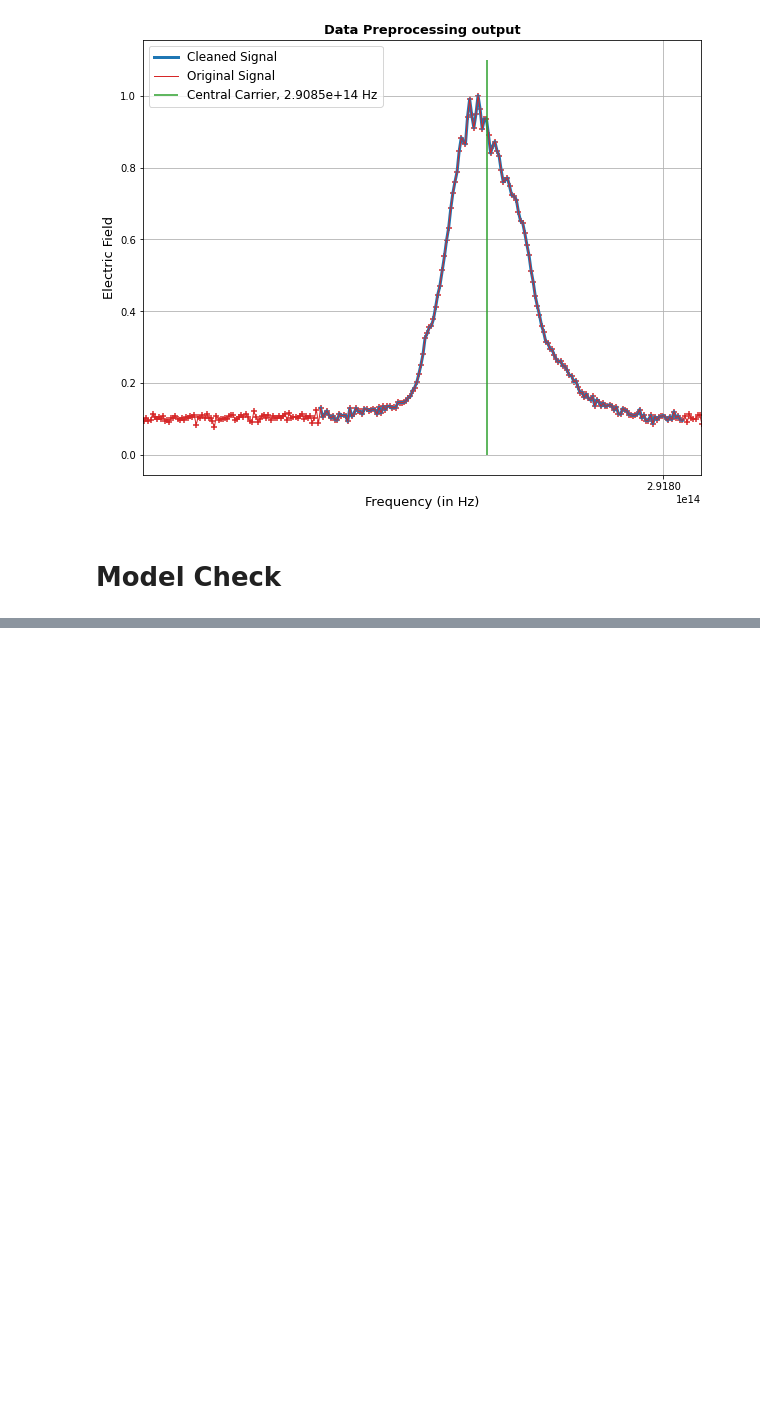
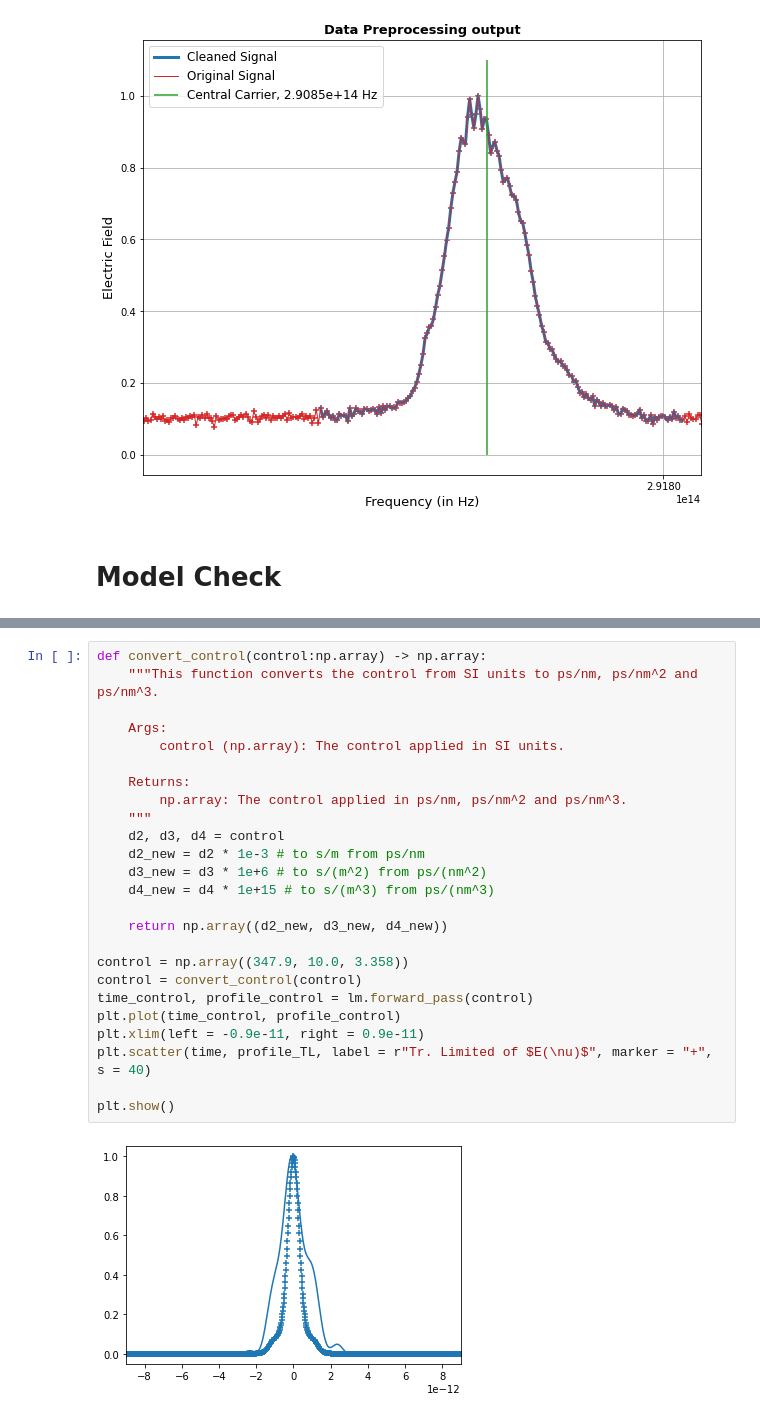
Before and after one commit to fracapuano/TempoRL, a Jupyter notebook: notebooks/SemiPhysicalModel_v1.ipynb, the cells around one changed output, grey strips where cells are left out. Saved outputs shown, nothing was run; the diff lists cells and outputs as text; blank space fills up the shorter version.

Commit message:
further development - functionalities added to LaserModel - bayesian optimisation implementation - explanatory notebook done

```diff
--- a/notebooks/SemiPhysicalModel_v1.ipynb
+++ b/notebooks/SemiPhysicalModel_v1.ipynb
@@ -253,0 +257,27 @@ plt.show()
+# %%
+def convert_control(control:np.array) -> np.array:
+    """This function converts the control from SI units to ps/nm, ps/nm^2 and ps/nm^3.
+
+    Args:
+        control (np.array): The control applied in SI units.
+
+    Returns:
+        np.array: The control applied in ps/nm, ps/nm^2 and ps/nm^3.
+    """
+    d2, d3, d4 = control
+    d2_new = d2 * 1e-3 # to s/m from ps/nm
+    d3_new = d3 * 1e+6 # to s/(m^2) from ps/(nm^2)
+    d4_new = d4 * 1e+15 # to s/(m^3) from ps/(nm^3)
+
+    return np.array((d2_new, d3_new, d4_new))
+
+control = np.array((347.9, 10.0, 3.358))
+control = convert_control(control)
+time_control, profile_control = lm.forward_pass(control)
+plt.plot(time_control, profile_control)
+plt.xlim(left = -0.9e-11, right = 0.9e-11)
+plt.scatter(time, profile_TL, label = r"Tr. Limited of $E(\nu)$", marker = "+", s = 40)
+
+plt.show()
+# %% [output]
+[figure, added]
```
Also changed, not shown: parts of 6 cells of this notebook, 2 other files.
